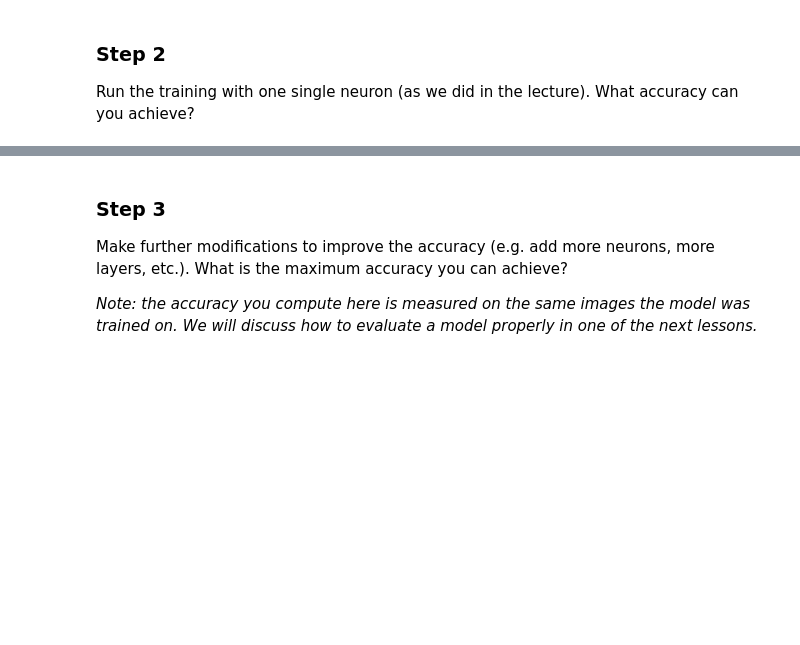
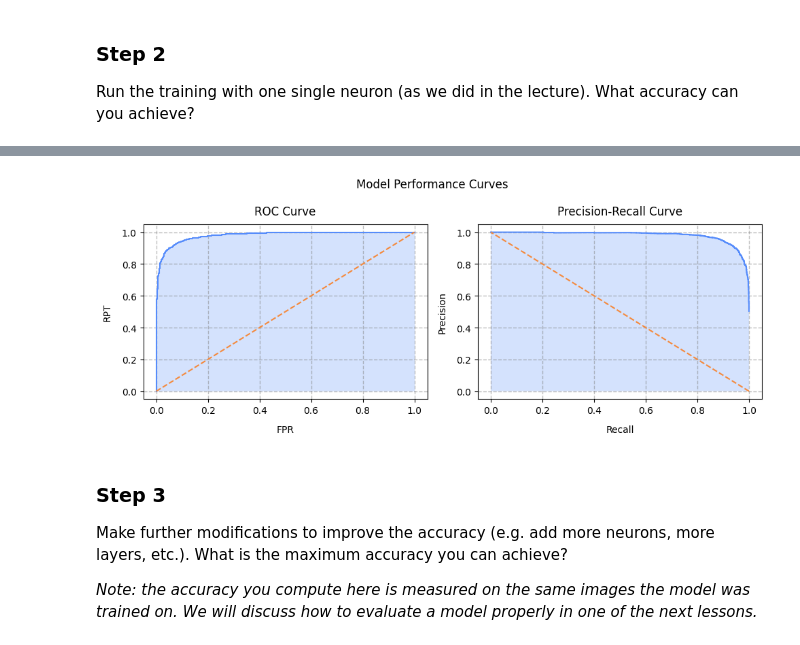
Before and after one commit to BogdanPinchuk/ComputerVision-PBY_HW12, a Jupyter notebook: Bohdan_Pinchuk_CV_HW12.ipynb, the cells around one changed output, grey strips where cells are left out. Cells and saved outputs as stored; diff of their text form; code cells hidden in the pictures; blank space fills up the shorter version.

```diff
--- a/Bohdan_Pinchuk_CV_HW12.ipynb
+++ b/Bohdan_Pinchuk_CV_HW12.ipynb
@@ -188,3 +188,82 @@ plt.show()
 ### Step 2
 
 Run the training with one single neuron (as we did in the lecture). What accuracy can you achieve?
+# %%
+# Single Neuron Training
+
+import numpy as np
+import copy
+import os
+
+os.environ['KERAS_BACKEND'] = 'torch'
+
+import keras
+from keras import Model
+from keras.layers import Dense, Input
+from sklearn.utils import shuffle
+from tqdm.auto import tqdm
+from sklearn.preprocessing import StandardScaler
+import apps.main as mn
+import apps.reporter as rpt
+
+# Input data
+learning_rate = 0.001
+n_epochs = 10
+batch_size = 32
+# to get similar results every time
+rng_seed = 42
+
+# Solution
+# merging data
+images_01 = np.concatenate([images_0, images_1])
+labels_01 = np.concatenate([labels_0, labels_1])
+# shuffle
+images, labels = shuffle(images_01, labels_01, random_state=rng_seed)
+images_flat = np.array(images, dtype=np.float32).reshape(len(images), -1)
+
+# scaling
+# (used from https://github.com/BogdanPinchuk/DataScience-PBY_HW18)
+scaler = StandardScaler()
+pixels = scaler.fit_transform(images_flat)
+# for testing/comparing
+# pixels = images_flat / 255.0
+
+# set similar behavior for keras
+keras.utils.set_random_seed(rng_seed)
+
+# preparing model
+inputs = Input(shape=(pixels.shape[1],), name="input_pixels")
+outputs = Dense(1, activation="linear", kernel_initializer="glorot_uniform", name="single_neuron")(inputs)
+model_single = Model(inputs=inputs, outputs=outputs, name="single_linear_neuron")
+# print model
+model_single.summary()
+
+# extract weights
+weights_init, bias_init = copy.deepcopy(model_single.layers[1].get_weights())
+
+# compiling
+optimizer = keras.optimizers.Adam(learning_rate=learning_rate)
+# for testing/comparing
+# optimizer = keras.optimizers.SGD(learning_rate=learning_rate)
+model_single.compile(optimizer=optimizer, loss="mean_squared_error", metrics=["accuracy"])
+
+# training
+# for testing/comparing
+# history_single = model_single.fit(pixels, labels, epochs=n_epochs, batch_size=batch_size, verbose=2)
+
+# (used from https://github.com/BogdanPinchuk/DataScience-PBY_HW22)
+history_single = None
+total_pbar = tqdm(range(n_epochs), desc="Total training", leave=True)
+for epoch in total_pbar:
+    history_single = model_single.fit(pixels, labels, epochs=1, batch_size=batch_size, verbose=0)
+    avg_loss = history_single.history['loss'][-1]
+    avg_acc = history_single.history['accuracy'][-1]
+    # print data in console
+    total_pbar.write(f"Epoch: {epoch + 1}, Loss: {avg_loss:.4f}, Accuracy: {avg_acc:.4f}, Status: {(epoch + 1.0) / n_epochs:.2%}")
+
+labels_prob = model_single.predict(pixels, verbose=0).squeeze()
+labels_pred = (labels_prob >= 0.5).astype(float)
+
+# Print results
+_ = mn.calc_class_metrics(labels, labels_pred, labels_prob)
+# %% [output]
@@ -191,3 +308,4 @@ Run the training with one single neuron (as we did in the lecture). What accurac
+[figure, added]
 # %% [markdown]
 ### Step 3
 
```
Also changed, not shown: parts of 5 cells of this notebook, 1 other file.
